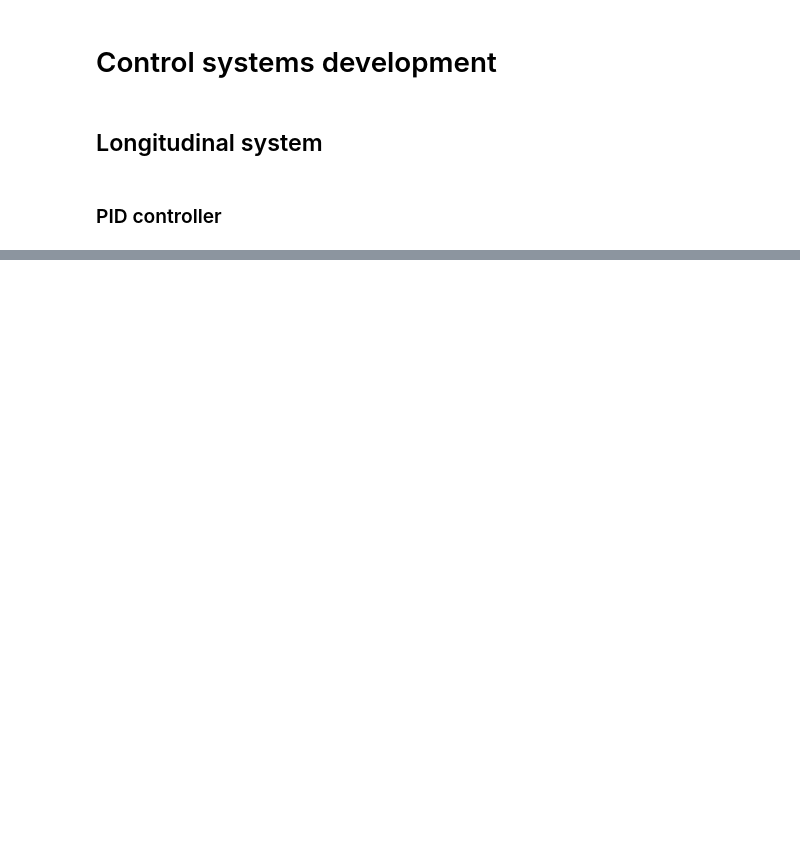
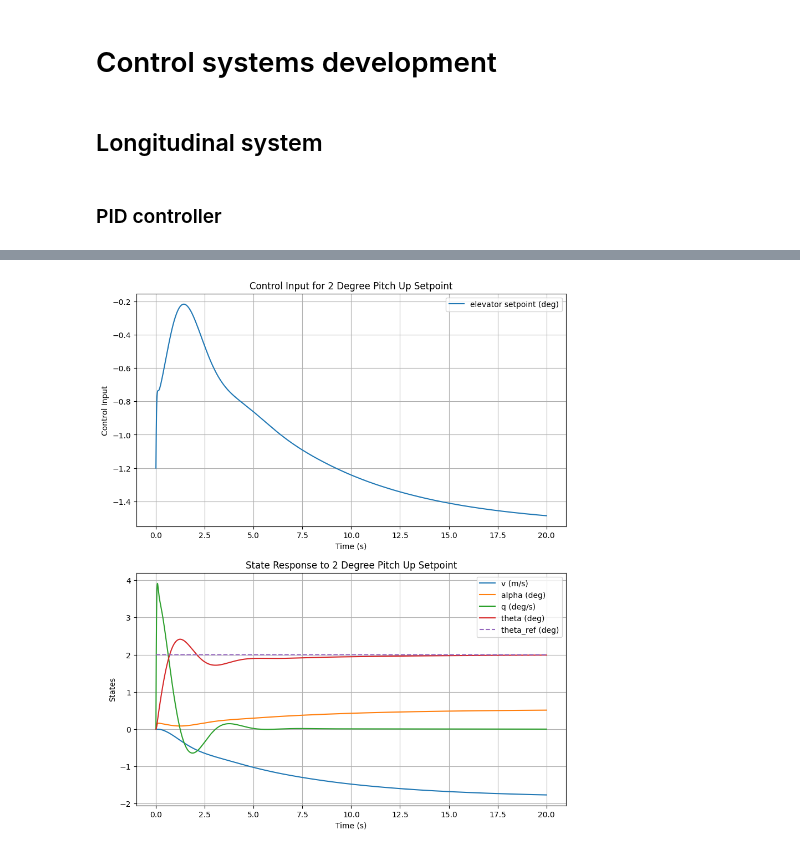
Before and after one commit to gregora/Wright, a Jupyter notebook: control_systems.ipynb, the cells around one changed output, grey strips where cells are left out. Drawn from its saved outputs; the diff is of its cells as text; code cells hidden in the pictures; blank space fills up the shorter version.

Commit message:
Finish longitudinal controller

```diff
--- a/control_systems.ipynb
+++ b/control_systems.ipynb
@@ -21,14 +25,8 @@ longitudinal_linear = ct.StateSpace(A, B, C, D)
 # %% [markdown]
 ### PID controller
 # %%
-K = np.zeros((1, 3))
+P_gain = 0.6
+I_gain = 1
+D_gain = 0.12
 
-P_gain = 0.5
-D_gain = 0.1
-
-K[0, 2] = P_gain
-K[0, 1] = D_gain
-
-print(K)
-
-longitudinal_controller = ct.StateSpace(np.zeros((1,1)), np.zeros((1, 3)), np.zeros((1, 1)), K)
+longitudinal_controller = ct.StateSpace(np.zeros((1,1)), np.array([0, 0, 1]), np.array([[-I_gain]]), np.array([[0, -D_gain, -P_gain]]))
@@ -100,0 +33,37 @@ print(x)
+# %%
+longitudinal_feedback = ct.feedback(longitudinal_controller, longitudinal_linear, sign=-1)
+
+t = np.linspace(0, 20, 10000)
+u = np.zeros((3, len(t)))
+u[2,:] = 2 * np.pi / 180
+
+# run longitudinal feedback with setpoint tracking
+t, y, x = ct.forced_response(longitudinal_feedback, T=t, U=u, return_states = True)
+
+# plot output
+plt.figure(figsize=(10, 12))
+plt.subplot(2, 1, 1)
+plt.plot(t, y[0, :] * 180 / np.pi, label="elevator setpoint (deg)")
+plt.xlabel("Time (s)")
+plt.ylabel("Control Input")
+plt.title("Control Input for 2 Degree Pitch Up Setpoint")
+plt.legend()
+plt.grid()
+
+plt.subplot(2, 1, 2)
+
+# plot states
+plt.plot(t, x[1, :], label="v (m/s)")
+plt.plot(t, x[2, :] * 180 / np.pi, label="alpha (deg)")
+plt.plot(t, x[3, :] * 180 / np.pi, label="q (deg/s)")
+plt.plot(t, x[4, :] * 180 / np.pi, label="theta (deg)")
+# reference
+plt.plot(t, u[2, :] * 180 / np.pi, label="theta_ref (deg)", linestyle="--")
+plt.xlabel("Time (s)")
+plt.ylabel("States")
+plt.title("State Response to 2 Degree Pitch Up Setpoint")
+plt.legend()
+plt.grid()
+plt.show()
+# %% [output]
+[figure, added]
```
Also changed, not shown: parts of 5 cells of this notebook.
